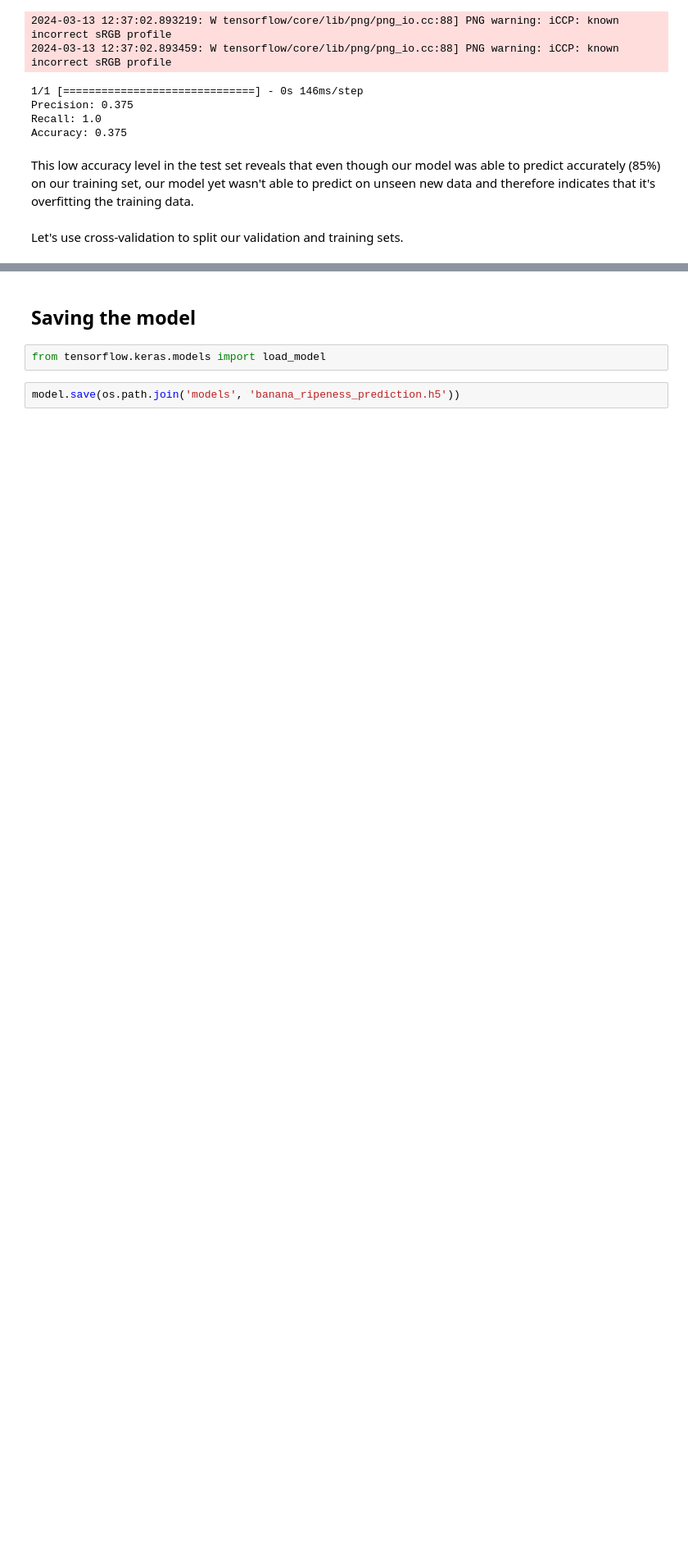
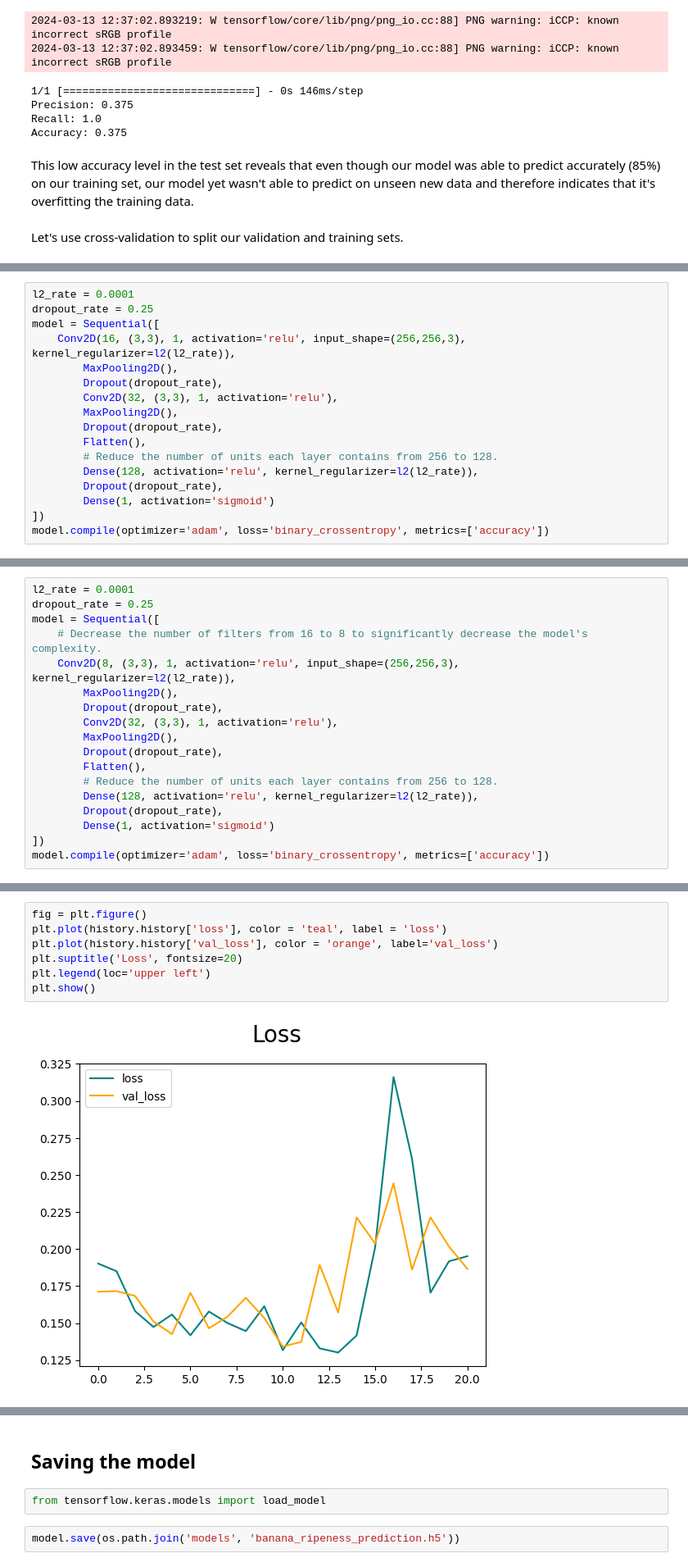
Before and after one commit to klam912/banana_ripeness_classification, a Jupyter notebook: code/analysis.ipynb, the cells around one changed output, grey strips where cells are left out. Shown at 82% size. Cells and saved outputs as stored; diff of their text form; blank space fills up the shorter version.

```diff
--- a/code/analysis.ipynb
+++ b/code/analysis.ipynb
@@ -767,0 +805,17 @@ As we can see, the model accurately predicts that this banana is unripe!
+# %%
+l2_rate = 0.0001
+dropout_rate = 0.25
+model = Sequential([
+    Conv2D(16, (3,3), 1, activation='relu', input_shape=(256,256,3), kernel_regularizer=l2(l2_rate)),
+        MaxPooling2D(),
+        Dropout(dropout_rate),
+        Conv2D(32, (3,3), 1, activation='relu'),
+        MaxPooling2D(),
+        Dropout(dropout_rate),
+        Flatten(),
+        # Reduce the number of units each layer contains from 256 to 128.
+        Dense(128, activation='relu', kernel_regularizer=l2(l2_rate)),
+        Dropout(dropout_rate),
+        Dense(1, activation='sigmoid')
+])
+model.compile(optimizer='adam', loss='binary_crossentropy', metrics=['accuracy'])
@@ -767,0 +883,18 @@ As we can see, the model accurately predicts that this banana is unripe!
+# %%
+l2_rate = 0.0001
+dropout_rate = 0.25
+model = Sequential([
+    # Decrease the number of filters from 16 to 8 to significantly decrease the model's complexity.
+    Conv2D(8, (3,3), 1, activation='relu', input_shape=(256,256,3), kernel_regularizer=l2(l2_rate)),
+        MaxPooling2D(),
+        Dropout(dropout_rate),
+        Conv2D(32, (3,3), 1, activation='relu'),
+        MaxPooling2D(),
+        Dropout(dropout_rate),
+        Flatten(),
+        # Reduce the number of units each layer contains from 256 to 128.
+        Dense(128, activation='relu', kernel_regularizer=l2(l2_rate)),
+        Dropout(dropout_rate),
+        Dense(1, activation='sigmoid')
+])
+model.compile(optimizer='adam', loss='binary_crossentropy', metrics=['accuracy'])
@@ -767,0 +1042,9 @@ As we can see, the model accurately predicts that this banana is unripe!
+# %%
+fig = plt.figure()
+plt.plot(history.history['loss'], color = 'teal', label = 'loss')
+plt.plot(history.history['val_loss'], color = 'orange', label='val_loss')
+plt.suptitle('Loss', fontsize=20)
+plt.legend(loc='upper left')
+plt.show()
+# %% [output]
+[figure, added]
```
Also changed, not shown: parts of 31 cells of this notebook.
